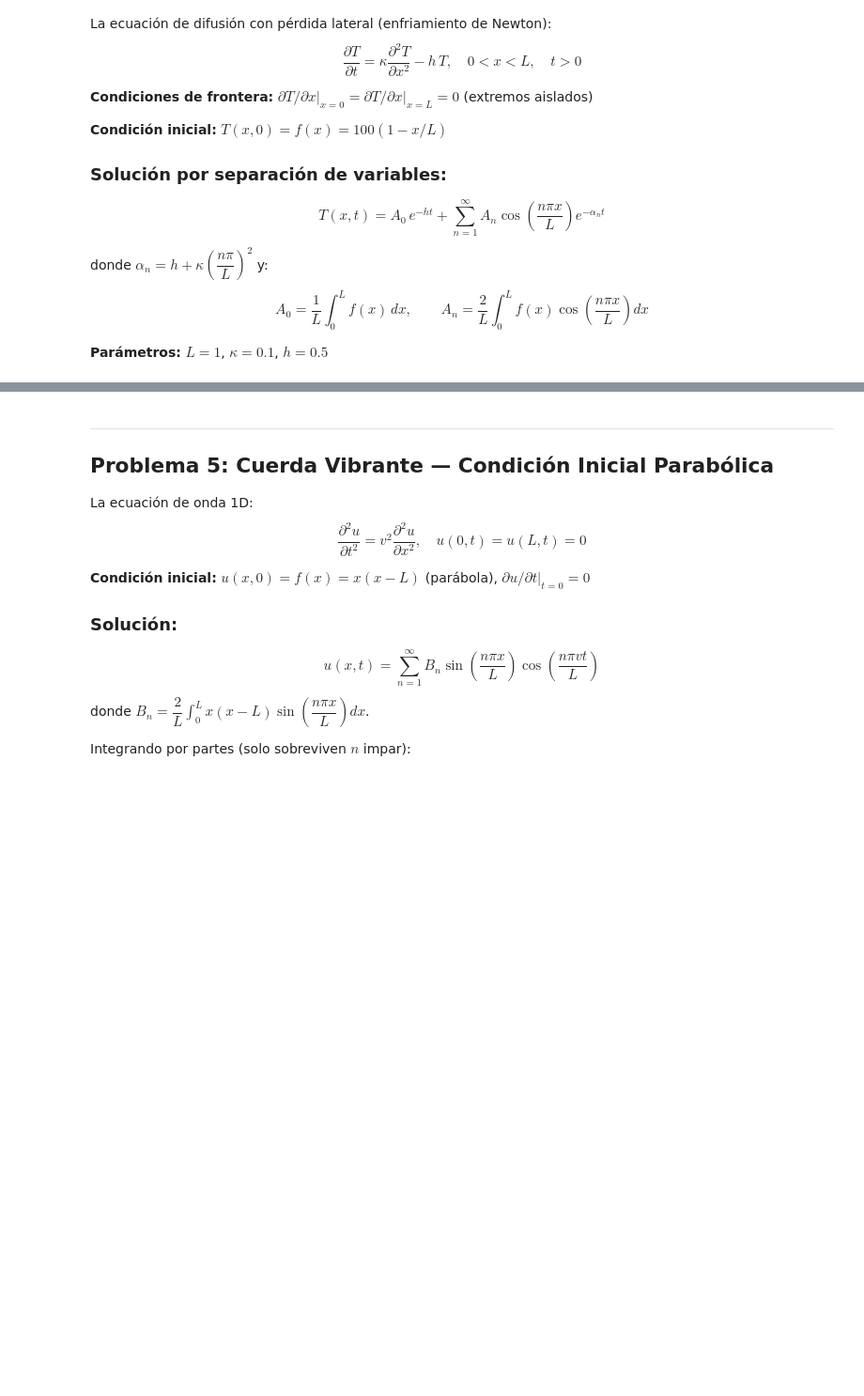
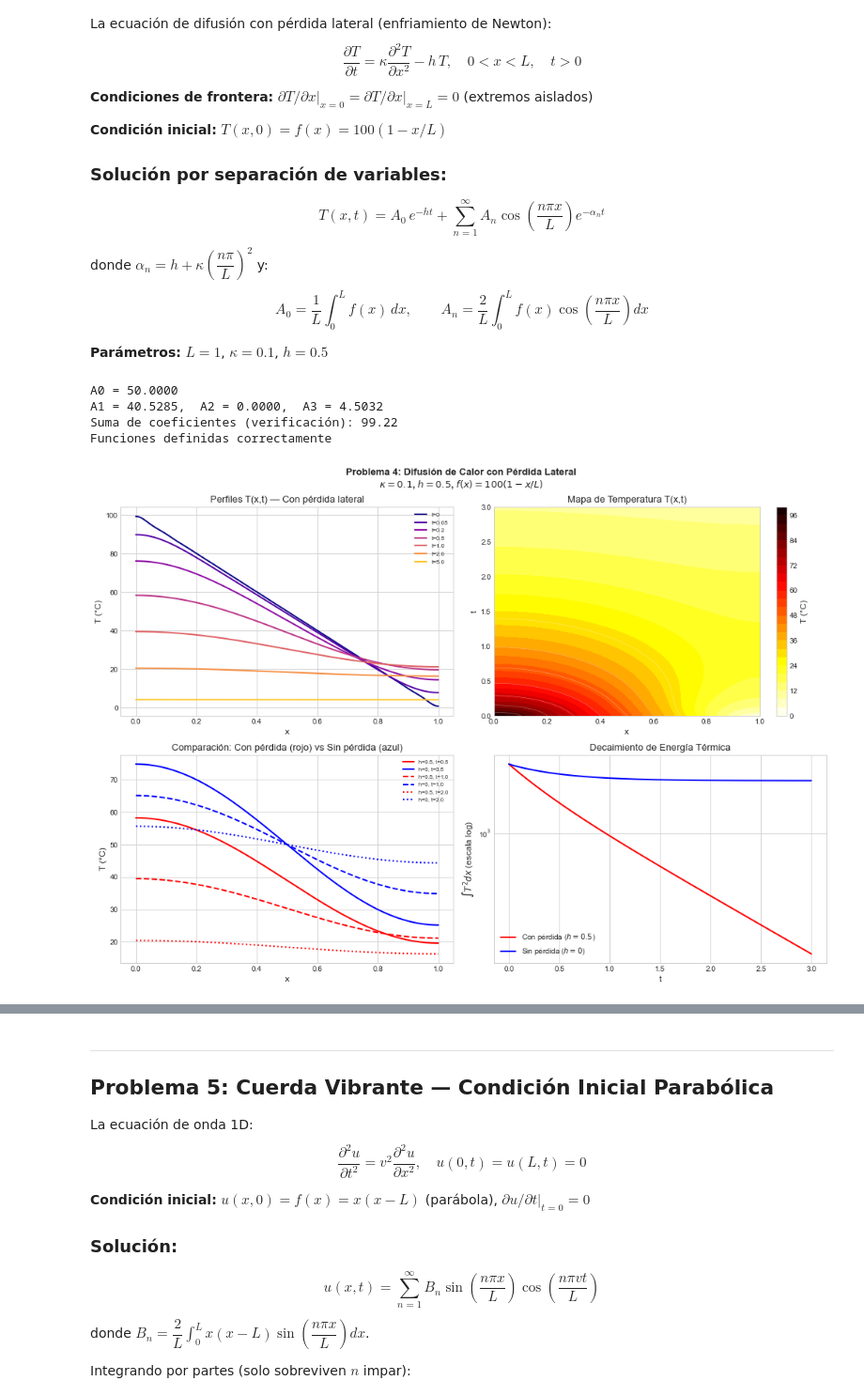
Before and after one commit to Daniel-534/FisicaMatematicaI, a Jupyter notebook: SolucionTalleres/SolucionTaller4.ipynb, the cells around one changed output, grey strips where cells are left out. Shown at 94% size. Drawn from its saved outputs; the diff is of its cells as text; code cells hidden in the pictures; blank space fills up the shorter version.

```diff
--- a/SolucionTalleres/SolucionTaller4.ipynb
+++ b/SolucionTalleres/SolucionTaller4.ipynb
@@ -366,8 +384,8 @@ def f4(x):
 # Coeficientes (precomputados)
 x_int = np.linspace(0, L4, 2000)
 f_int = f4(x_int)
-A0_4 = np.trapezoid(f_int, x_int) / L4
-An4 = np.array([2.0 * np.trapezoid(f_int * np.cos(n*np.pi*x_int/L4), x_int) / L4
+A0_4 = np.trapz(f_int, x_int) / L4
+An4 = np.array([2.0 * np.trapz(f_int * np.cos(n*np.pi*x_int/L4), x_int) / L4
                 for n in range(1, N4+1)])
 
 print(f"A0 = {A0_4:.4f}")
@@ -391,6 +409,11 @@ def T4_noloss(x, t):
 
 x4 = np.linspace(0, L4, 300)
 print("Funciones definidas correctamente")
+# %% [output]
+A0 = 50.0000
+A1 = 40.5285,  A2 = 0.0000,  A3 = 4.5032
+Suma de coeficientes (verificación): 99.22
+Funciones definidas correctamente
 # %%
 # Visualización de la difusión de calor
 fig, axes = plt.subplots(2, 2, figsize=(14, 10))
@@ -408,35 +431,37 @@ axes[0,0].legend(fontsize=8); axes[0,0].grid(True)
 
 # Mapa de calor T(x,t)
 t4_arr = np.linspace(0, 3.0, 200)
 T4_map = np.array([T4_sol(x4, t) for t in t4_arr])
 im4 = axes[0,1].contourf(x4, t4_arr, T4_map, levels=30, cmap='hot_r')
 axes[0,1].contour(x4, t4_arr, T4_map, levels=10, colors='white', linewidths=0.5, alpha=0.5)
 plt.colorbar(im4, ax=axes[0,1], label='T (°C)')
 axes[0,1].set_xlabel('x'); axes[0,1].set_ylabel('t')
 axes[0,1].set_title('Mapa de Temperatura T(x,t)')
 
 # Comparación con/sin pérdida lateral
 ls_list = ['-', '--', ':']
 for k, t_val in enumerate([0.5, 1.0, 2.0]):
     axes[1,0].plot(x4, T4_sol(x4, t_val), color='red', ls=ls_list[k],
                    linewidth=2, label=f'h=0.5, t={t_val}')
     axes[1,0].plot(x4, T4_noloss(x4, t_val), color='blue', ls=ls_list[k],
                    linewidth=2, label=f'h=0, t={t_val}')
 axes[1,0].set_xlabel('x'); axes[1,0].set_ylabel('T (°C)')
 axes[1,0].set_title('Comparación: Con pérdida (rojo) vs Sin pérdida (azul)')
 axes[1,0].legend(fontsize=7.5); axes[1,0].grid(True)
 
 # Decaimiento de energía térmica
-E4_loss  = [np.trapezoid(T4_sol(x4, t)**2, x4) for t in t4_arr]
-E4_none  = [np.trapezoid(T4_noloss(x4, t)**2, x4) for t in t4_arr]
+E4_loss  = [np.trapz(T4_sol(x4, t)**2, x4) for t in t4_arr]
+E4_none  = [np.trapz(T4_noloss(x4, t)**2, x4) for t in t4_arr]
 axes[1,1].semilogy(t4_arr, E4_loss, 'r-', linewidth=2, label='Con pérdida ($h=0.5$)')
 axes[1,1].semilogy(t4_arr, E4_none, 'b-', linewidth=2, label='Sin pérdida ($h=0$)')
 axes[1,1].set_xlabel('t'); axes[1,1].set_ylabel('$\\int T^2 dx$ (escala log)')
 axes[1,1].set_title('Decaimiento de Energía Térmica')
 axes[1,1].legend(); axes[1,1].grid(True)
 
 plt.tight_layout()
 plt.show()
+# %% [output]
+[figure, added]
 # %%
 # Coeficientes de Fourier y convergencia de la serie
 fig, axes = plt.subplots(1, 2, figsize=(13, 5))
```
Also changed, not shown: parts of 31 cells of this notebook.
